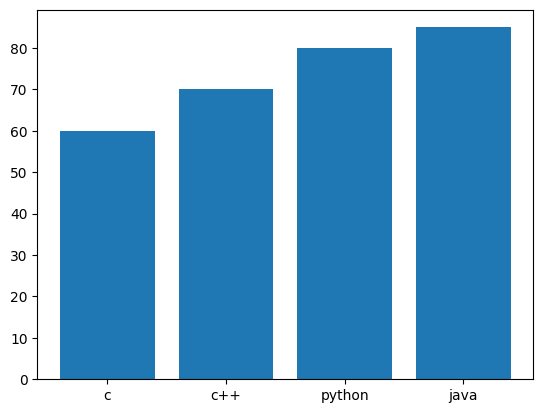
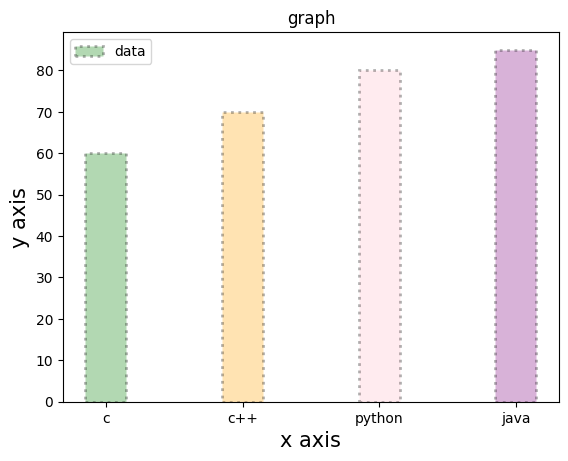
The change to this notebook cell's code, shown as a diff; its figure went from the first image to the second:
--- before
+++ after
@@ -1,4 +1,9 @@
 x=['c','c++','python','java']
 y=[60,70,80,85] 
-plt.bar(x,y)
+clr=['green','orange','pink','purple']
+plt.bar(x,y,width=.3,color=clr,align='center',edgecolor='black',linewidth=2,linestyle=':',alpha=0.3,label='data')
+plt.legend()
+plt.xlabel('x axis',fontsize=15)
+plt.ylabel("y axis",fontsize=15)
+plt.title('graph')
 plt.show()

Commit: Data Science task